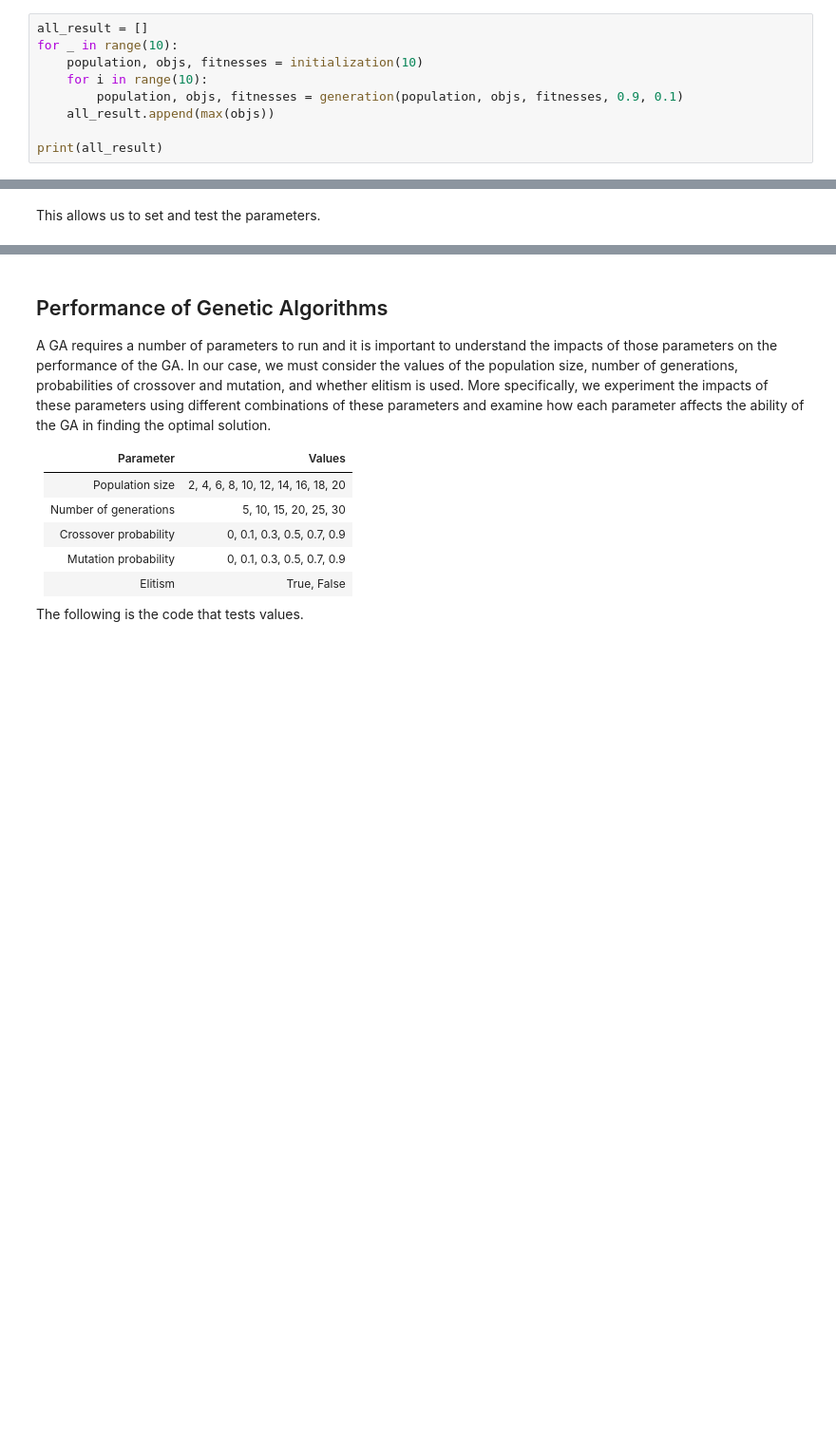
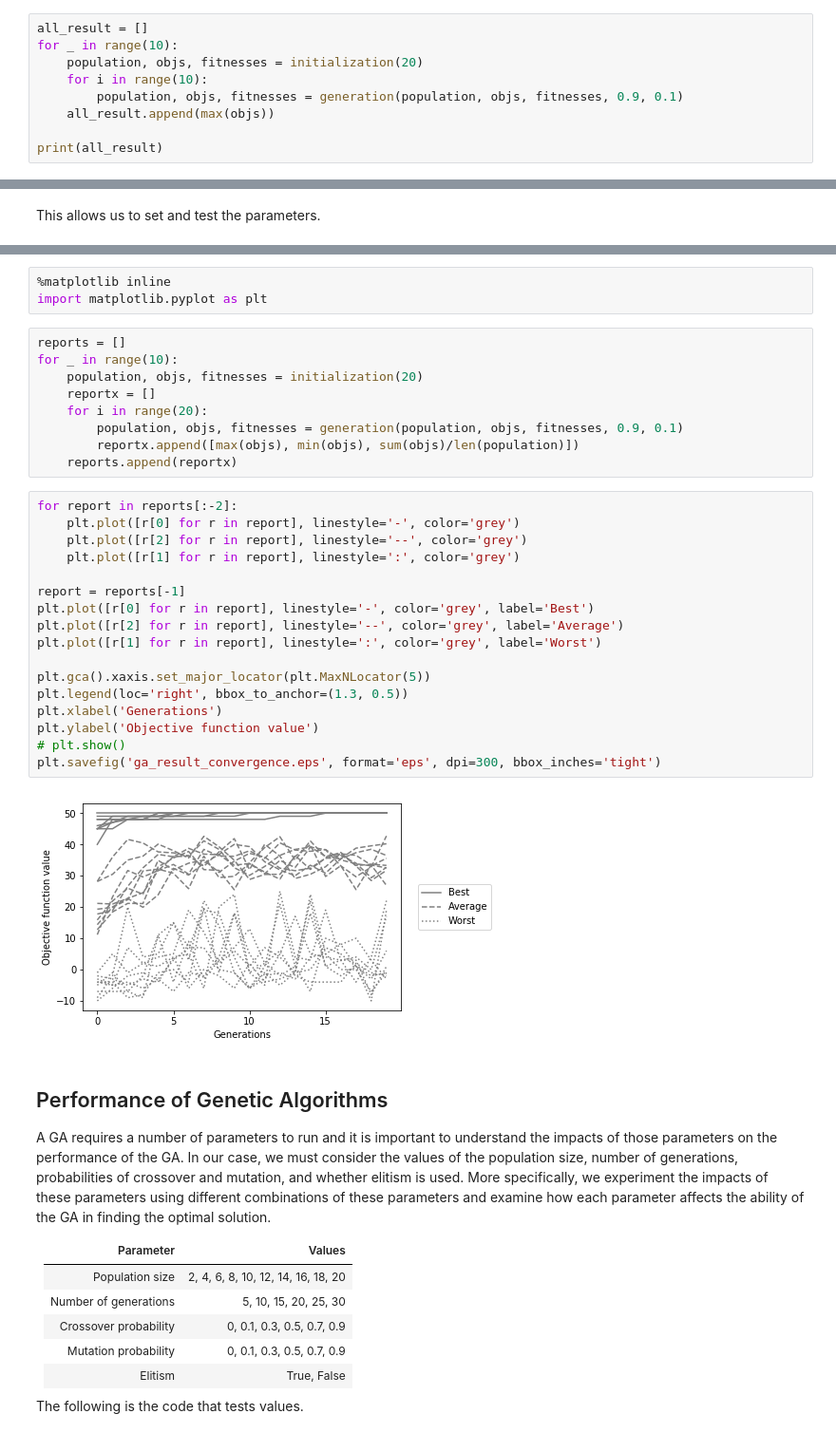
Before and after one commit to ncxiao/genetic-algorithms, a Jupyter notebook: genetic algorithms.ipynb, the cells around one changed output, grey strips where cells are left out. Shown at 95% size. Drawn from its saved outputs; the diff is of its cells as text; blank space fills up the shorter version.

```diff
--- a/genetic algorithms.ipynb
+++ b/genetic algorithms.ipynb
@@ -246,7 +246,7 @@ A quick test below will reveal that the use of elitism not only enables the GA t
 # %%
 all_result = []
 for _ in range(10):
-    population, objs, fitnesses = initialization(10)
+    population, objs, fitnesses = initialization(20)
     for i in range(10):
         population, objs, fitnesses = generation(population, objs, fitnesses, 0.9, 0.1)
     all_result.append(max(objs))
@@ -302,3 +306,34 @@ for s in result[2]:
+# %%
+%matplotlib inline
+import matplotlib.pyplot as plt
+# %%
+reports = []
+for _ in range(10):
+    population, objs, fitnesses = initialization(20)
+    reportx = []
+    for i in range(20):
+        population, objs, fitnesses = generation(population, objs, fitnesses, 0.9, 0.1)
+        reportx.append([max(objs), min(objs), sum(objs)/len(population)])
+    reports.append(reportx)
+# %%
+for report in reports[:-2]:
+    plt.plot([r[0] for r in report], linestyle='-', color='grey')
+    plt.plot([r[2] for r in report], linestyle='--', color='grey')
+    plt.plot([r[1] for r in report], linestyle=':', color='grey')
+
+report = reports[-1]
+plt.plot([r[0] for r in report], linestyle='-', color='grey', label='Best')
+plt.plot([r[2] for r in report], linestyle='--', color='grey', label='Average')
+plt.plot([r[1] for r in report], linestyle=':', color='grey', label='Worst')
+
+plt.gca().xaxis.set_major_locator(plt.MaxNLocator(5))
+plt.legend(loc='right', bbox_to_anchor=(1.3, 0.5))
+plt.xlabel('Generations')
+plt.ylabel('Objective function value')
+# plt.show()
+plt.savefig('ga_result_convergence.eps', format='eps', dpi=300, bbox_inches='tight')
+# %% [output]
+[figure, added]
 # %% [markdown]
 ## Performance of Genetic Algorithms
 
```
Also changed, not shown: parts of 14 cells of this notebook.
